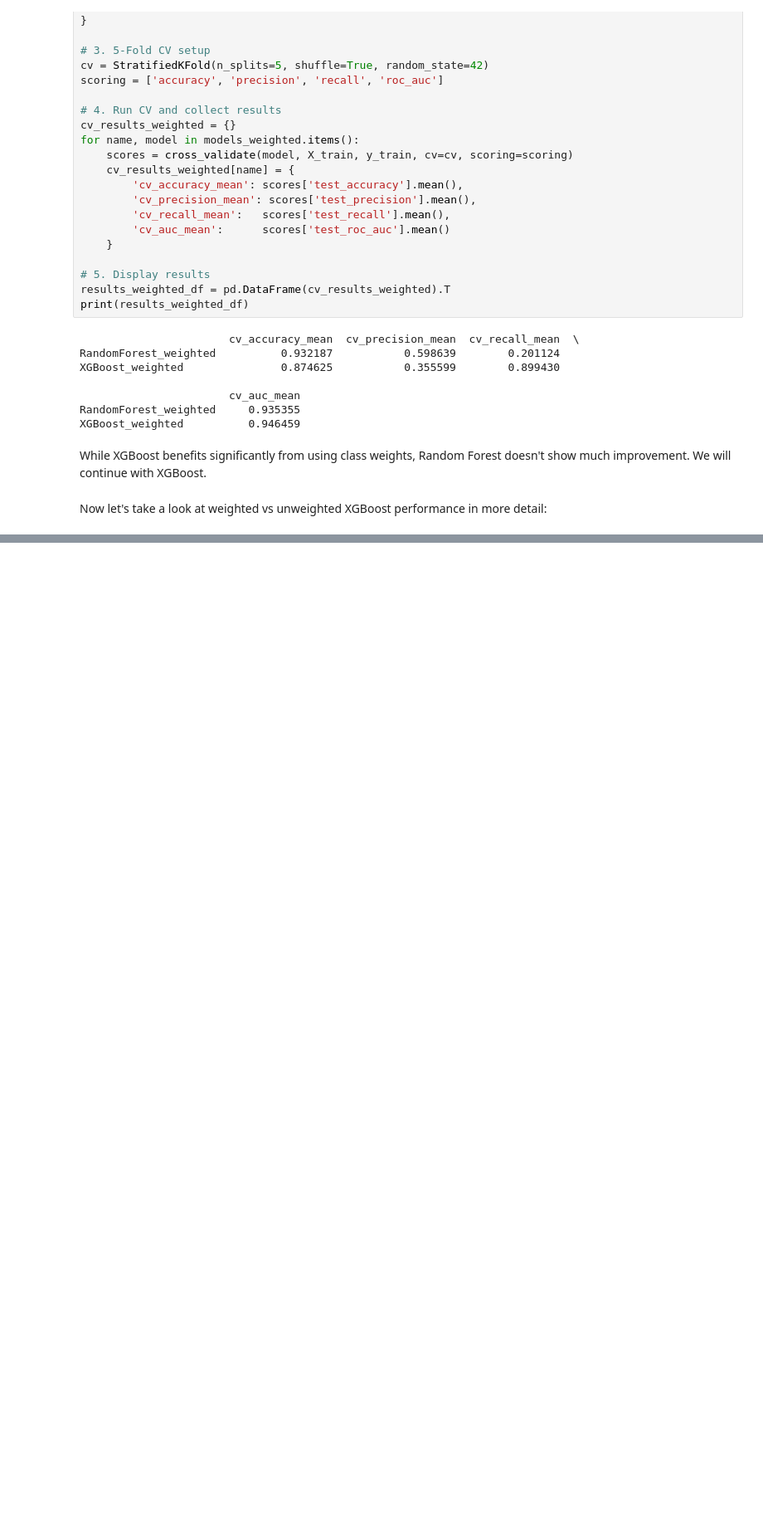
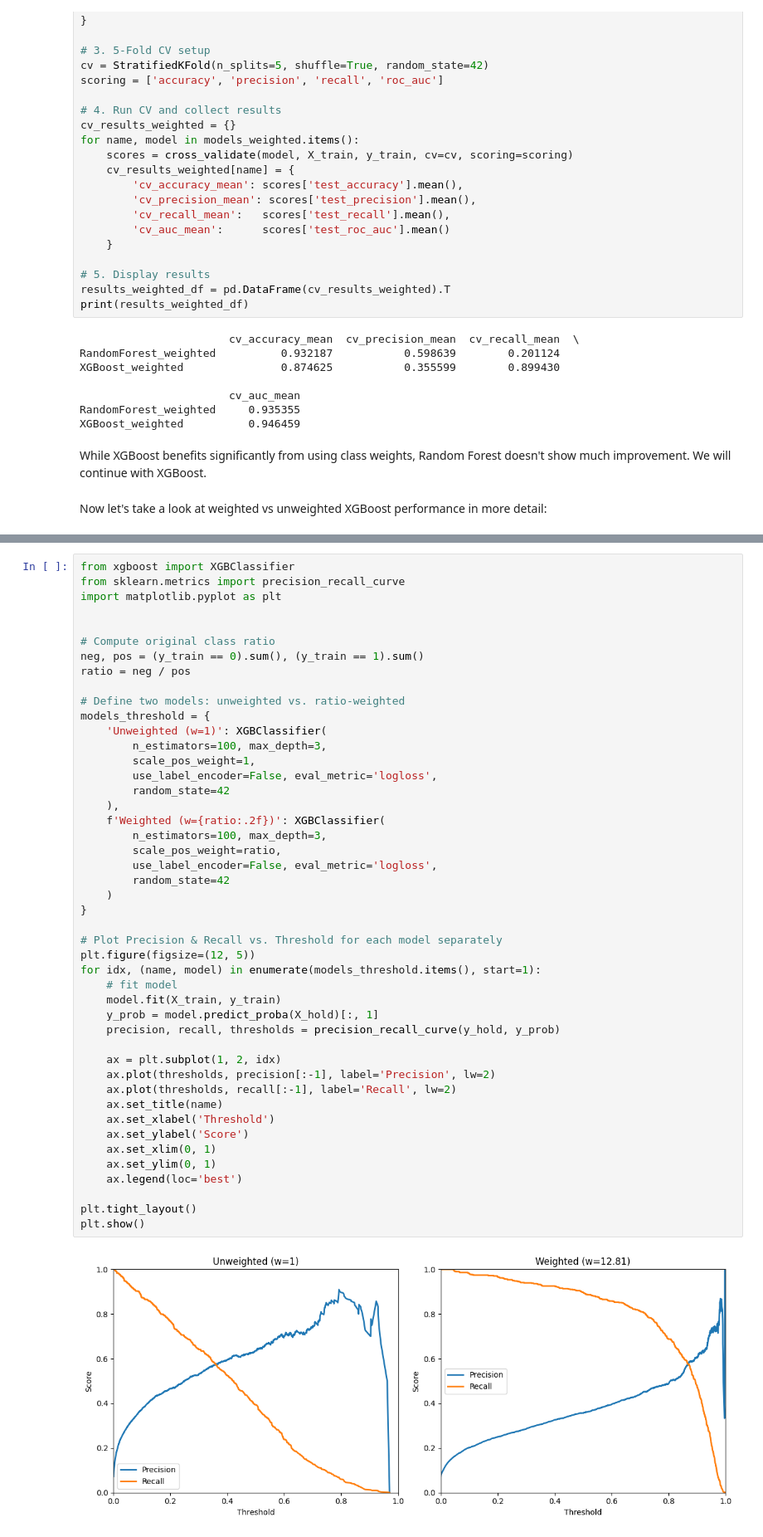
Before and after one commit to arvinfatemi/tjSOflM6dXnt2s6m, a Jupyter notebook: term-deposit-marketing.ipynb, the cells around one changed output, grey strips where cells are left out. Shown at 83% size. Cells and saved outputs as stored; diff of their text form; blank space fills up the shorter version.

```diff
--- a/term-deposit-marketing.ipynb
+++ b/term-deposit-marketing.ipynb
@@ -863,0 +752,48 @@ CV AUPRC by weight:
+# %%
+from xgboost import XGBClassifier
+from sklearn.metrics import precision_recall_curve
+import matplotlib.pyplot as plt
+
+
+# Compute original class ratio
+neg, pos = (y_train == 0).sum(), (y_train == 1).sum()
+ratio = neg / pos
+
+# Define two models: unweighted vs. ratio-weighted
+models_threshold = {
+    'Unweighted (w=1)': XGBClassifier(
+        n_estimators=100, max_depth=3,
+        scale_pos_weight=1,
+        use_label_encoder=False, eval_metric='logloss',
+        random_state=42
+    ),
+    f'Weighted (w={ratio:.2f})': XGBClassifier(
+        n_estimators=100, max_depth=3,
+        scale_pos_weight=ratio,
+        use_label_encoder=False, eval_metric='logloss',
+        random_state=42
+    )
+}
+
+# Plot Precision & Recall vs. Threshold for each model separately
+plt.figure(figsize=(12, 5))
+for idx, (name, model) in enumerate(models_threshold.items(), start=1):
+    # fit model
+    model.fit(X_train, y_train)
+    y_prob = model.predict_proba(X_hold)[:, 1]
+    precision, recall, thresholds = precision_recall_curve(y_hold, y_prob)
+
+    ax = plt.subplot(1, 2, idx)
+    ax.plot(thresholds, precision[:-1], label='Precision', lw=2)
+    ax.plot(thresholds, recall[:-1], label='Recall', lw=2)
+    ax.set_title(name)
+    ax.set_xlabel('Threshold')
+    ax.set_ylabel('Score')
+    ax.set_xlim(0, 1)
+    ax.set_ylim(0, 1)
+    ax.legend(loc='best')
+
+plt.tight_layout()
+plt.show()
+# %% [output]
+[figure, added]
```
Also changed, not shown: parts of 6 cells of this notebook.
